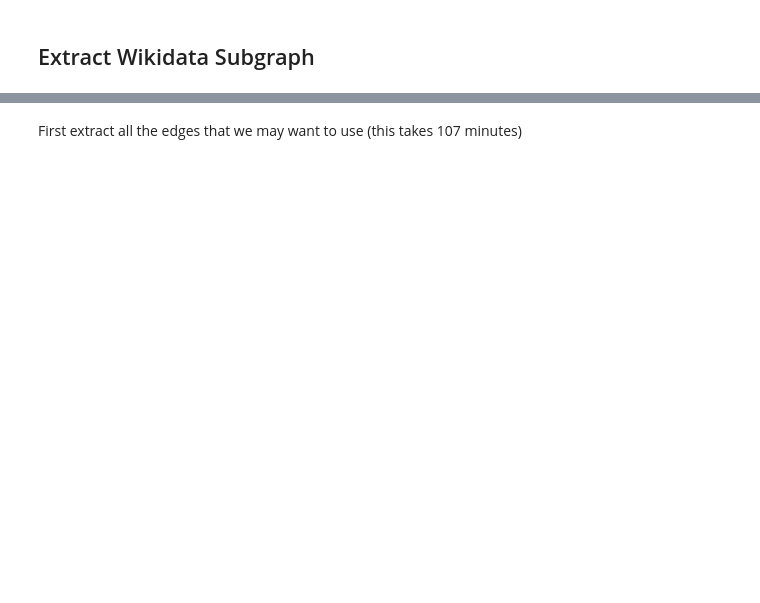
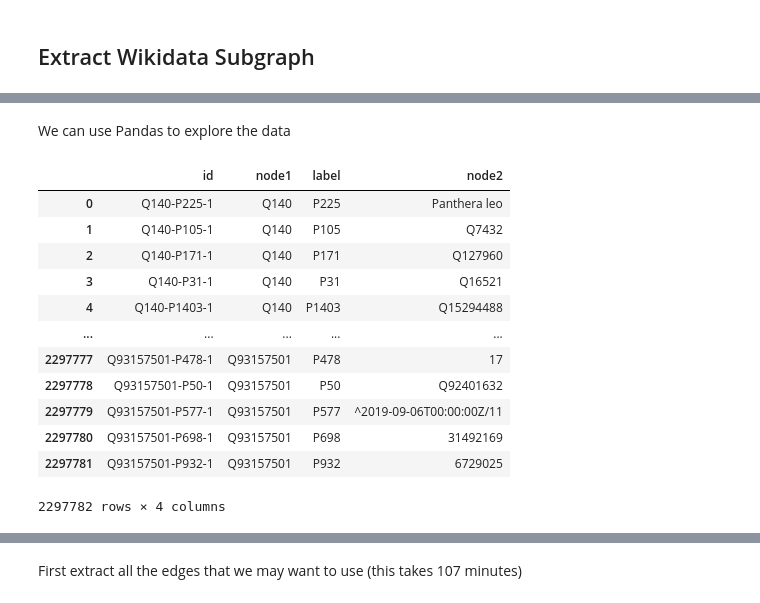
Before and after one commit to usc-isi-i2/CKG-COVID-19, a Jupyter notebook: build-covid-kg.ipynb, the cells around one changed output, grey strips where cells are left out. Cells and saved outputs as stored; diff of their text form; code cells hidden in the pictures; blank space fills up the shorter version.

```diff
--- a/build-covid-kg.ipynb
+++ b/build-covid-kg.ipynb
@@ -103,0 +173,19 @@ PMC3670673      P932
+# %% [markdown]
+We can use Pandas to explore the data
+# %%
+ce = pd.read_csv(os.getenv("COVID")+'/corpus-edges.tsv', delimiter='\t')
+ce.loc[:, ['id', 'node1', 'label', 'node2']]
+# %% [output]
+|  | id | node1 | label | node2 |
+| 0 | Q140-P225-1 | Q140 | P225 | Panthera leo |
+| 1 | Q140-P105-1 | Q140 | P105 | Q7432 |
+| 2 | Q140-P171-1 | Q140 | P171 | Q127960 |
+| 3 | Q140-P31-1 | Q140 | P31 | Q16521 |
+| 4 | Q140-P1403-1 | Q140 | P1403 | Q15294488 |
+| ... | ... | ... | ... | ... |
+| 2297777 | Q93157501-P478-1 | Q93157501 | P478 | 17 |
+| 2297778 | Q93157501-P50-1 | Q93157501 | P50 | Q92401632 |
+| 2297779 | Q93157501-P577-1 | Q93157501 | P577 | ^2019-09-06T00:00:00Z/11 |
+| 2297780 | Q93157501-P698-1 | Q93157501 | P698 | 31492169 |
+| 2297781 | Q93157501-P932-1 | Q93157501 | P932 | 6729025 |
+2297782 rows × 4 columns
```
Also changed, not shown: parts of 36 cells of this notebook, 1 other file.
